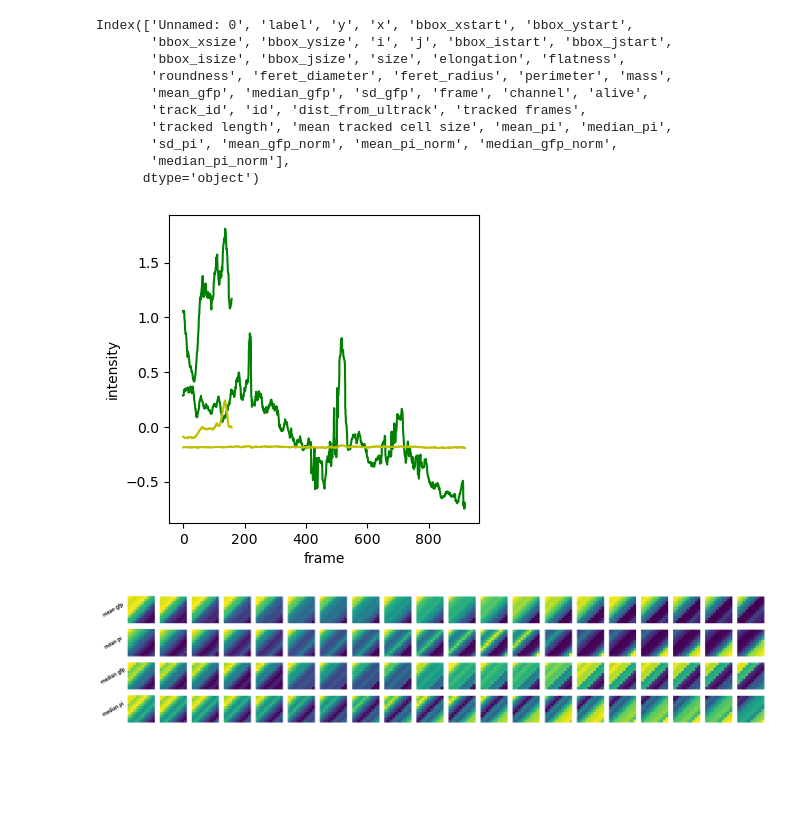
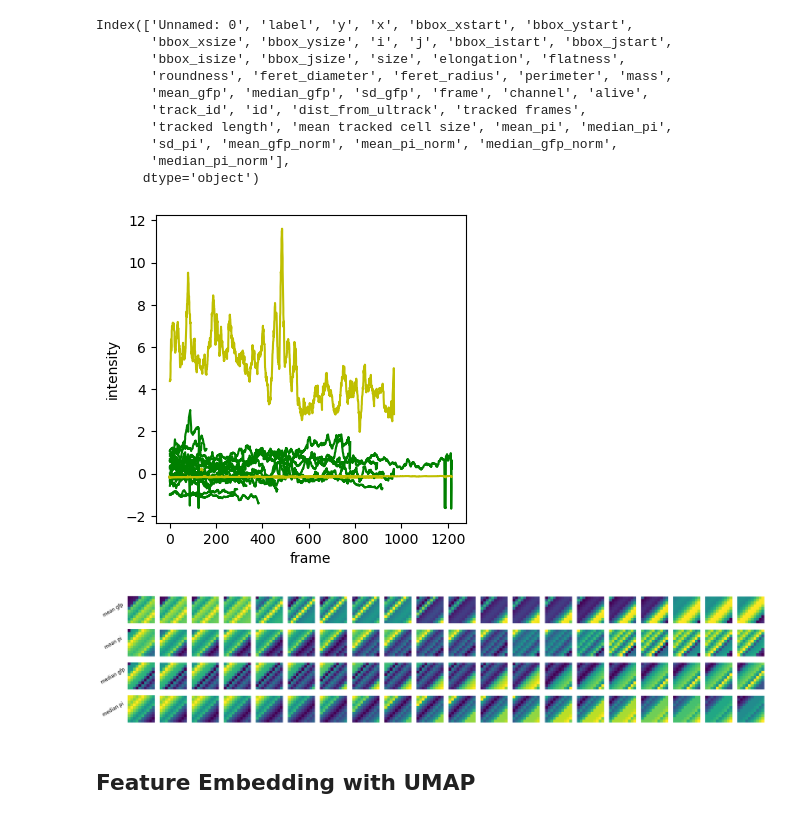
Before and after one commit to bpi-oxford/Cytotoxicity-Pipeline, a Jupyter notebook: notebooks/example_8.ipynb, the cells around one changed output. Drawn from its saved outputs; the diff is of its cells as text; code cells hidden in the pictures; blank space fills up the shorter version.

Commit message:
umap work

```diff
--- a/notebooks/example_8.ipynb
+++ b/notebooks/example_8.ipynb
@@ -142,46 +148,54 @@ features_disp = ["mean gfp","mean pi","median gfp","median pi"]
 W = 10 # sliding window size
 S = 1 # stride
 R = 10 # steps
 
+Z = []
+
 track_ids = tracks_df['track_id'].unique()
-for i, tid in enumerate(track_ids):
+for i, tid in tqdm(enumerate(track_ids),total=len(track_ids)):
     track = tracks_df[tracks_df["track_id"]==tid]
 
     # interpolation
     for t in range(track["frame"].min(),track["frame"].max()+1):
         if t not in track["frame"]:
             track = pd.concat([track, pd.DataFrame({"frame":[t]})])
     track = track.sort_values(by="frame")
     track[features] = track[features].interpolate(method='linear', axis=0)
 
     # sliding window
     z = {}
     for f, feature in enumerate(features):
         z[feature] = []
-        ax2 = axs2[f,0].twinx()
-        ax2.yaxis.set_label_position('left')
-        ax2.spines['left'].set_position(('axes', -0.45))
-        # hide spine and ticks, set group label
-        ax2.spines['left'].set_visible(False)
-        ax2.spines['right'].set_visible(False)
-        ax2.spines['top'].set_visible(False)
-        ax2.spines['bottom'].set_visible(False)
-        ax2.set_yticks([])
-        ax2.set_ylabel(features_disp[f], rotation=30, size='small',
-                   ha='center', va='center')
+
+        if i == 0:
+            ax2 = axs2[f,0].twinx()
+            ax2.yaxis.set_label_position('left')
+            ax2.spines['left'].set_position(('axes', -0.45))
+            # hide spine and ticks, set group label
+            ax2.spines['left'].set_visible(False)
+            ax2.spines['right'].set_visible(False)
+            ax2.spines['top'].set_visible(False)
+            ax2.spines['bottom'].set_visible(False)
+            ax2.set_yticks([])
+            ax2.set_ylabel(features_disp[f], rotation=30, size='small',
+                    ha='center', va='center')
 
         for t in range(track["frame"].min(),track["frame"].max()+1,S):
             z_ = sliding_window_matrix(track[feature],W,S,R,t-track["frame"].min())
             z[feature].append(z_)
-            if t < 20:
+
+            if t < 20 and i==0:
                 axs2[f,t].imshow(z_)
                 axs2[f,t].set_axis_off()
+    Z.append(z)
 
     axs.plot(track["frame"],track["mean_gfp_norm"],label="GFP_{}".format(tid),c="g")
     axs.plot(track["frame"],track["mean_pi_norm"],label="PI_{}".format(tid),c="y")
 
-    if i > 0:
+    if i == 20:
         break
 # %% [output]
-[figure, old version]
+[figure, new version]
-[figure, old version]
+[figure, new version]
+# %% [markdown]
+## Feature Embedding with UMAP
```
Also changed, not shown: parts of 5 cells of this notebook.
